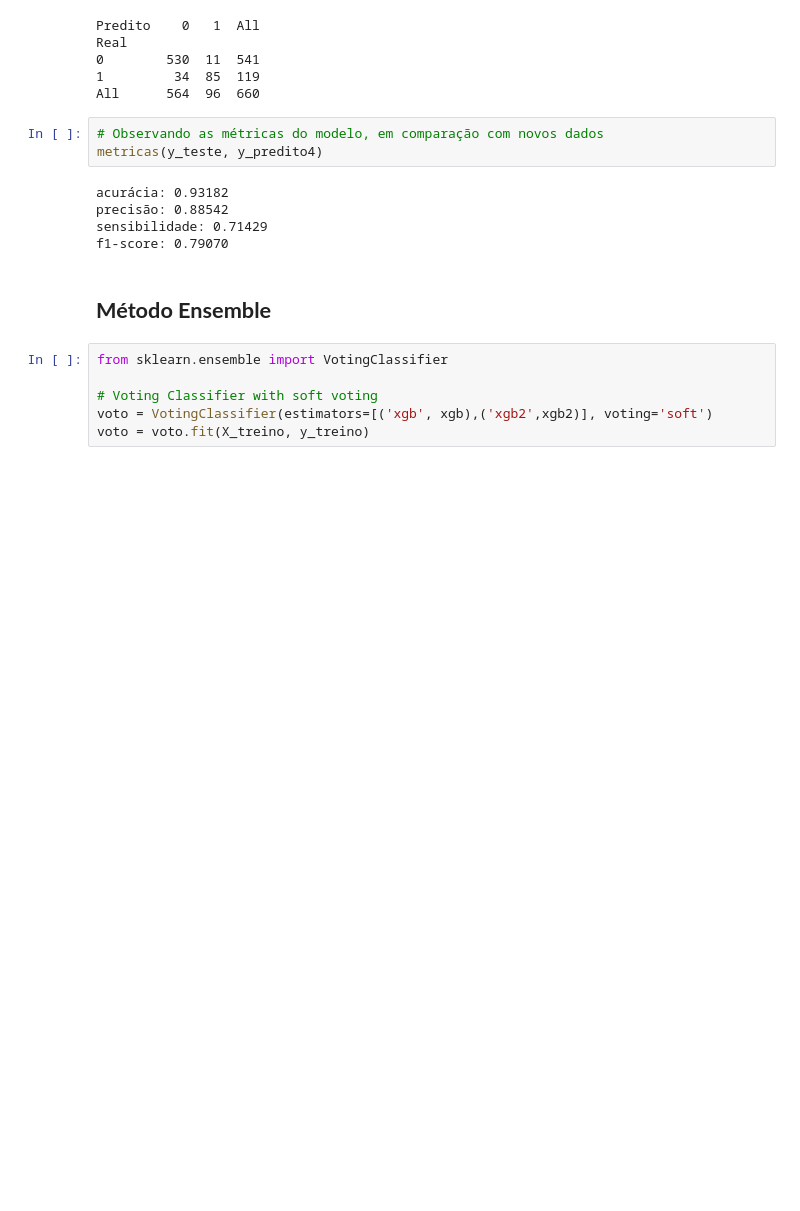
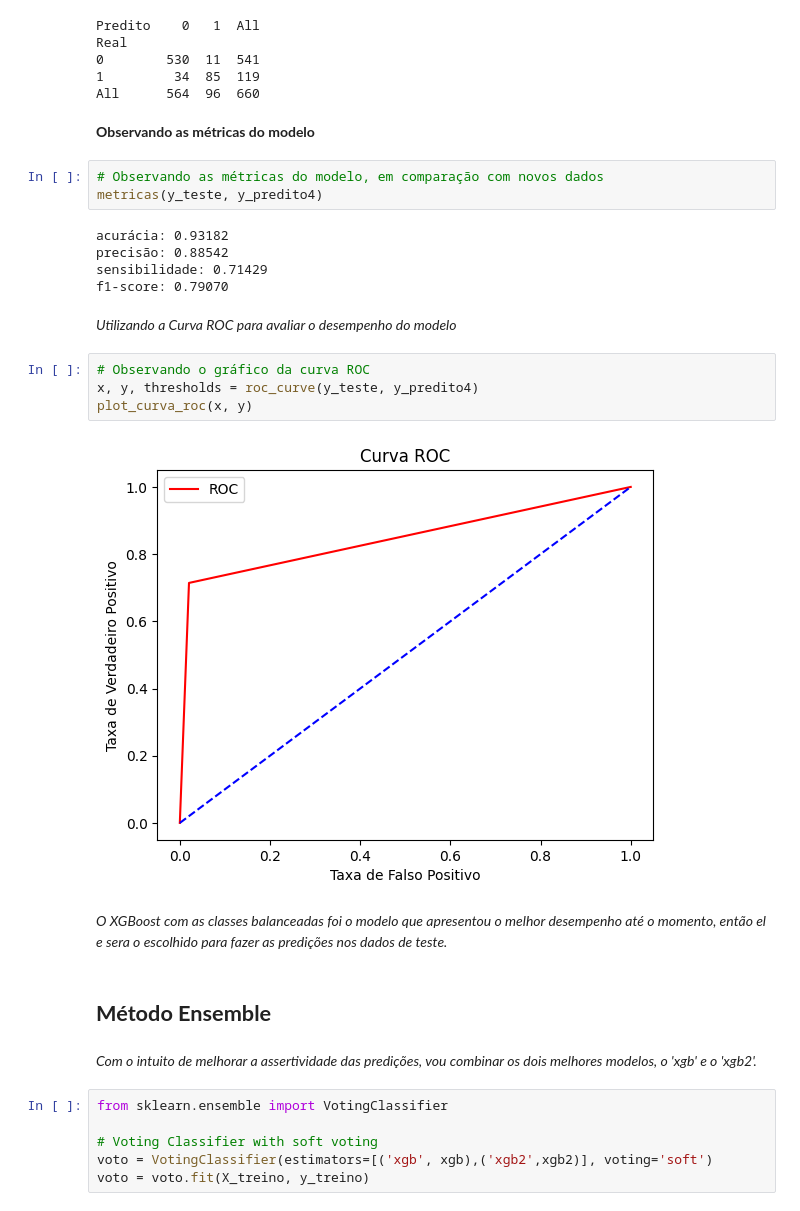
Before and after one commit to JosenildoJunior/Competicao_ML, a Jupyter notebook: 11ª_CompeticaoFLAI.ipynb, the cells around one changed output. Drawn from its saved outputs; the diff is of its cells as text; blank space fills up the shorter version.

```diff
--- a/11ª_CompeticaoFLAI.ipynb
+++ b/11ª_CompeticaoFLAI.ipynb
@@ -1199,6 +1229,8 @@ Real
 0        530  11  541
 1         34  85  119
 All      564  96  660
+# %% [markdown]
+**Observando as métricas do modelo**
 # %%
 # Observando as métricas do modelo, em comparação com novos dados
 metricas(y_teste, y_predito4)
@@ -1207,8 +1239,20 @@ acurácia: 0.93182
 precisão: 0.88542
 sensibilidade: 0.71429
 f1-score: 0.79070
+# %% [markdown]
+*Utilizando a Curva ROC para avaliar o desempenho do modelo*
+# %%
+# Observando o gráfico da curva ROC
+x, y, thresholds = roc_curve(y_teste, y_predito4)
+plot_curva_roc(x, y)
+# %% [output]
+[figure, added]
+# %% [markdown]
+*O XGBoost com as classes balanceadas foi o modelo que apresentou o melhor desempenho até o momento, então ele sera o escolhido para fazer as predições nos dados de teste.*
 # %% [markdown]
 ## **Método Ensemble**
+# %% [markdown]
+*Com o intuito de melhorar a assertividade das predições, vou combinar os dois melhores modelos, o 'xgb' e o 'xgb2'.*
 # %%
 from sklearn.ensemble import VotingClassifier
 
```
Also changed, not shown: parts of 26 cells of this notebook.
